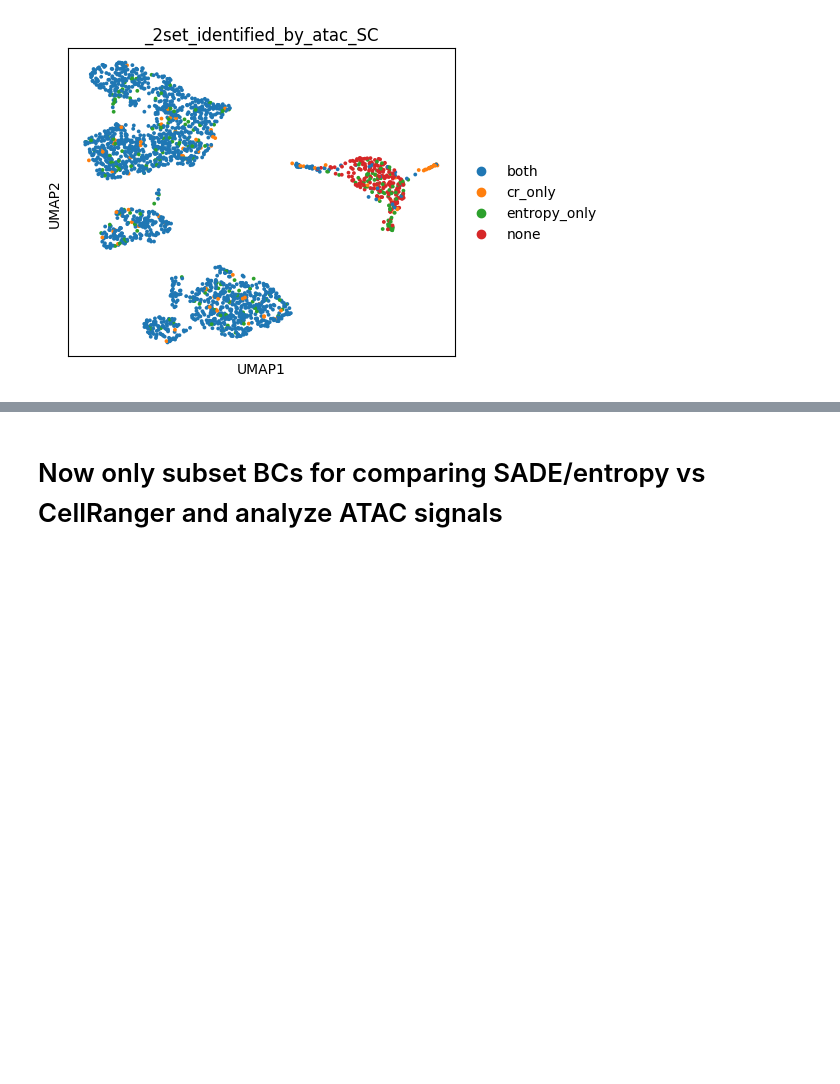
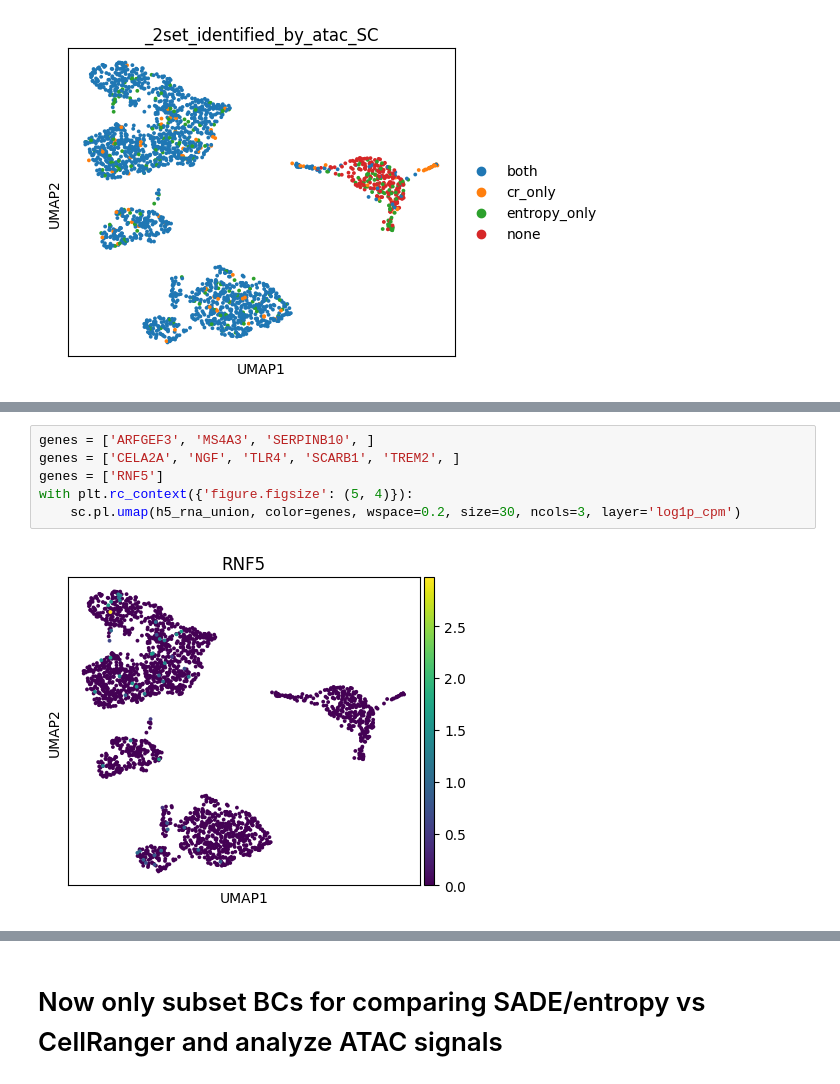
Before and after one commit to streetslab/SADE, a Jupyter notebook: EDA/enchmark_pbmc_cmp_SC.ipynb, the cells around one changed output, grey strips where cells are left out. Cells and saved outputs as stored; diff of their text form; blank space fills up the shorter version.

```diff
--- a/EDA/enchmark_pbmc_cmp_SC.ipynb
+++ b/EDA/enchmark_pbmc_cmp_SC.ipynb
@@ -87,0 +132,8 @@ with plt.rc_context({'figure.figsize': (5, 4)}):
+# %%
+genes = ['ARFGEF3', 'MS4A3', 'SERPINB10', ]
+genes = ['CELA2A', 'NGF', 'TLR4', 'SCARB1', 'TREM2', ]
+genes = ['RNF5']
+with plt.rc_context({'figure.figsize': (5, 4)}):
+    sc.pl.umap(h5_rna_union, color=genes, wspace=0.2, size=30, ncols=3, layer='log1p_cpm')
+# %% [output]
+[figure, added]
```
Also changed, not shown: parts of 10 cells of this notebook, 1 other file.
